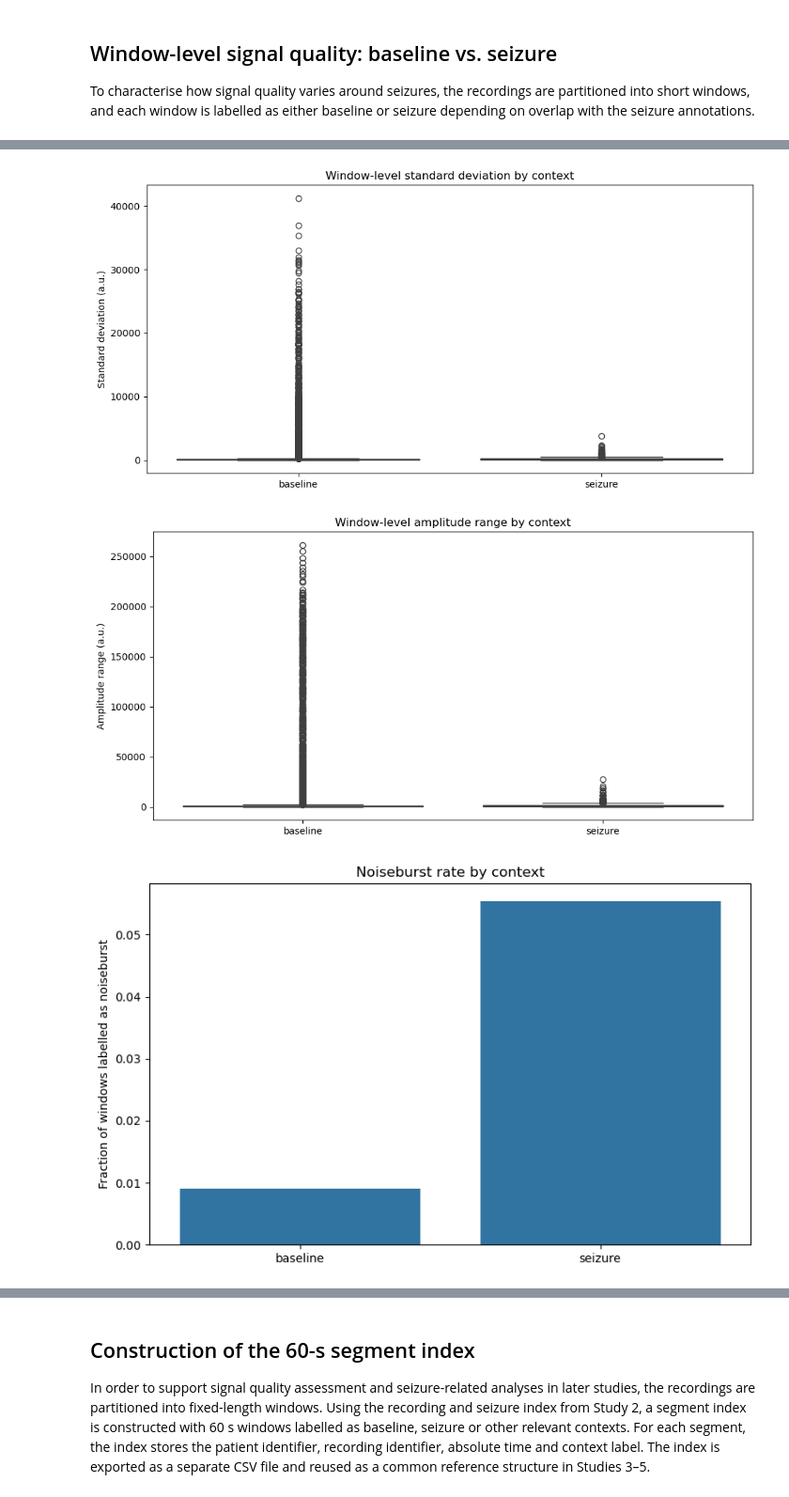
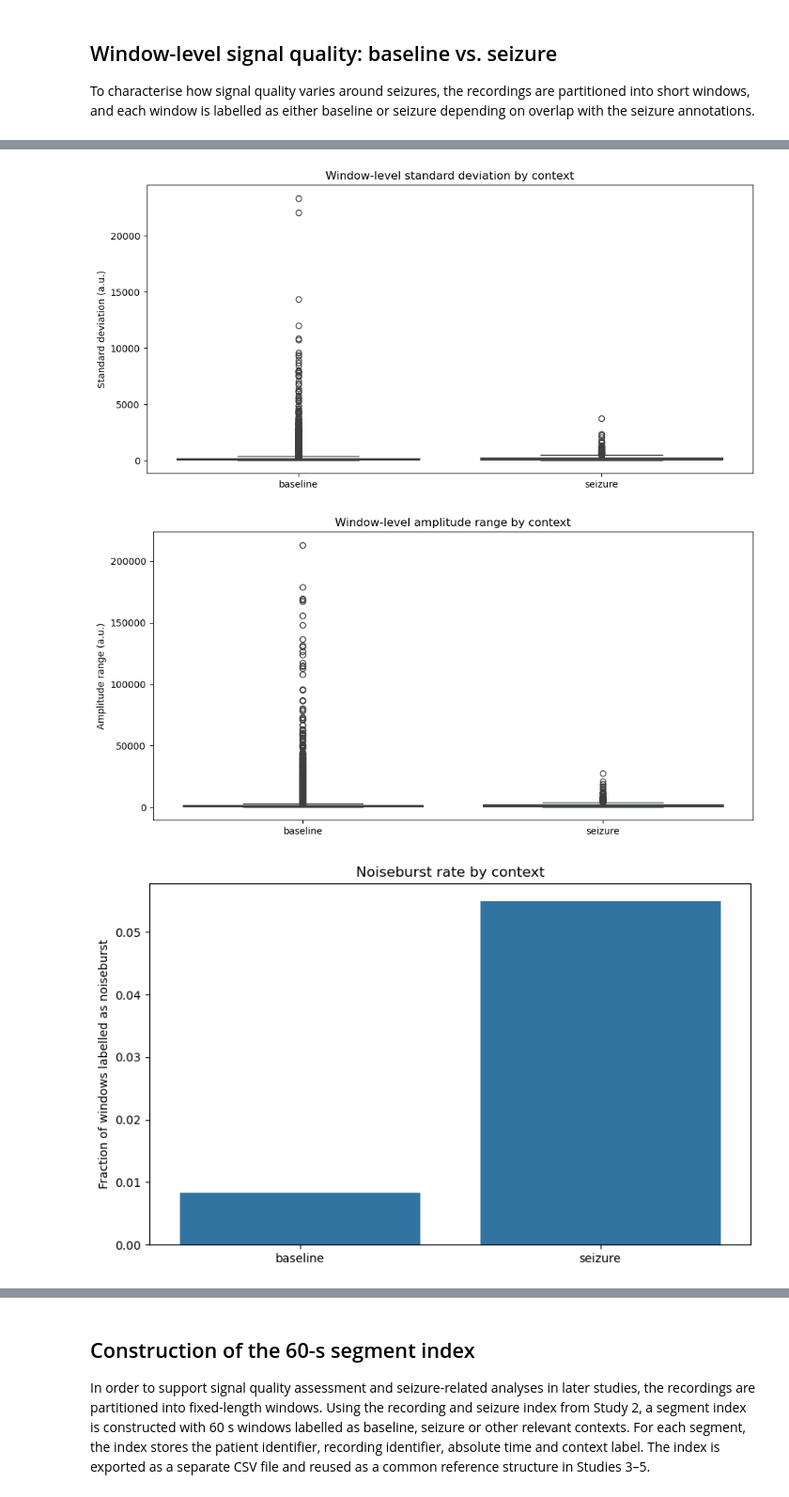
Before and after one commit to AU668208/Epilepsy_MasterThesis, a Jupyter notebook: Study2_1.ipynb, the cells around one changed output, grey strips where cells are left out. Shown at 94% size. Drawn from its saved outputs; the diff is of its cells as text; code cells hidden in the pictures.

```diff
--- a/Study2_1.ipynb
+++ b/Study2_1.ipynb
@@ -30,21 +33,38 @@ from src.hrv_epatch.plots.quality_recording_clusters import plot_recording_clust
 # %% [markdown]
 ## Load dataframe
 # %%
-OUT_DIR = Path(r"E:\Speciale - Results\Datastruct")
+OUT_DIR = Path(r"E:\Speciale - Results")
+LOAD_DIR = OUT_DIR / "Datastruct"
+TRIM_TABLE = Path(r"E:\Speciale - Results\Final-LabView-Trim-Testset\Pictures\Trim-Overview.csv")
 
 df_rec = pd.read_csv(
-    OUT_DIR / "recordings_index.csv",
+    LOAD_DIR / "recordings_index.csv",
     parse_dates=["recording_start", "recording_end"],
 )
 
 df_evt = pd.read_csv(
-    OUT_DIR / "seizure_events.csv",
+    LOAD_DIR / "seizure_events.csv",
     parse_dates=["absolute_start", "absolute_end"],
 )
 # Sanity check
-# print(df_rec.head(), df_evt.head())
+# df_rec.head(), df_evt.head()
 
-STUDY2_OUT = OUT_DIR / "_analysis" / "study2"
+trim_df = pd.read_csv(TRIM_TABLE)
+
+# sikkerhed: kun de kolonner vi skal bruge
+trim_df = trim_df[[
+    "recording_uid",
+    "trim_start_s",
+    "trim_end_s",
+]].copy()
+
+# ensure numeric
+trim_df["recording_uid"] = pd.to_numeric(trim_df["recording_uid"], errors="coerce")
+trim_df["trim_start_s"] = pd.to_numeric(trim_df["trim_start_s"], errors="coerce").fillna(0.0)
+trim_df["trim_end_s"]   = pd.to_numeric(trim_df["trim_end_s"],   errors="coerce").fillna(0.0)
+
+
+STUDY2_OUT = OUT_DIR / "study2"
 STUDY2_OUT.mkdir(parents=True, exist_ok=True)
 # %% [markdown]
 ## Recording-level signal preprocessing and spectral overview
@@ -211,7 +276,9 @@ cluster_summary
 ## Window-level signal quality: baseline vs. seizure
 To characterise how signal quality varies around seizures, the recordings are partitioned into short windows, and each window is labelled as either baseline or seizure depending on overlap with the seizure annotations.
 # %%
-df_win = compute_window_quality_vs_seizure(df_rec, df_evt)
+# df_win = compute_window_quality_vs_seizure(df_rec, df_evt, trim_df)
+df_win = compute_window_quality_vs_seizure(df_rec,df_evt,trim_df=trim_df,use_trimmed_axis=True,)
+
 
 # save for later analysis / plots
 df_win_out = STUDY2_OUT / "window_quality_baseline_vs_seizure.csv"
@@ -306,4 +373,4 @@ seizure     0.055451
 Name: is_noiseburst, dtype: float64
-[figure, old version]
+[figure, new version]
-[figure, old version]
+[figure, new version]
-[figure, old version]
+[figure, new version]
```
Also changed, not shown: parts of 24 cells of this notebook, 1 other file.
